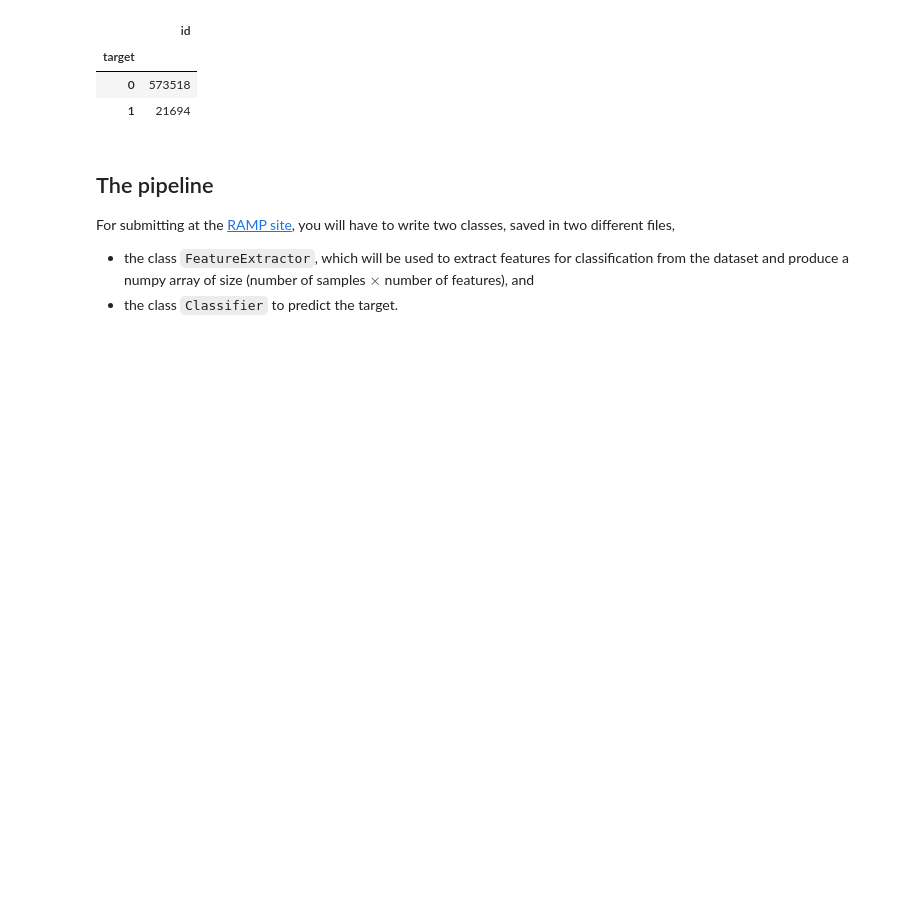
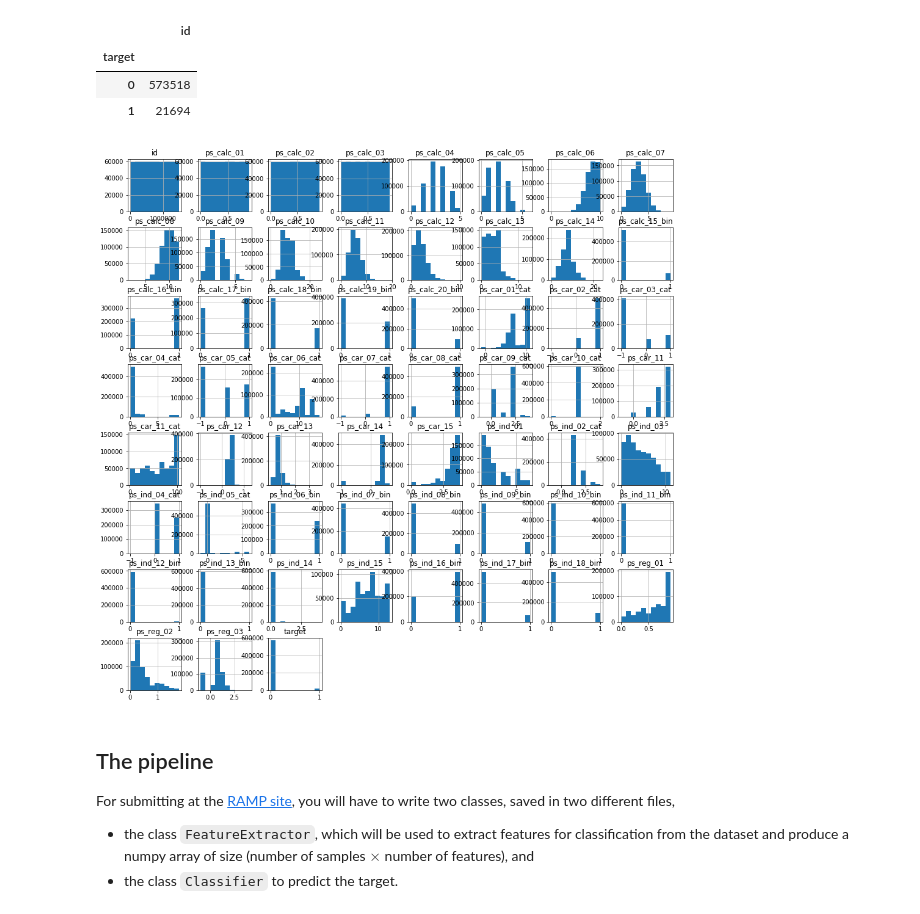
Before and after one commit to ramp-kits/kaggle_seguro, a Jupyter notebook: kaggle_seguro_starting_kit.ipynb, the cells around one changed output. Drawn from its saved outputs; the diff is of its cells as text; code cells hidden in the pictures; blank space fills up the shorter version.

```diff
--- a/kaggle_seguro_starting_kit.ipynb
+++ b/kaggle_seguro_starting_kit.ipynb
@@ -32,7 +33,7 @@ The repo contains mock data in `/data`, simulating the format of the official Ka
 # %% [raw]
 train_filename = 'kaggle_data/train.csv'
 # %%
-train_filename = 'data/train.csv'
+train_filename = 'kaggle_data/train.csv'
 # %%
 data = pd.read_csv(train_filename)
 # %%
@@ -109,6 +108,10 @@ data.groupby('target').count()[['id']]
 | target |  |
 | 0 | 573518 |
 | 1 | 21694 |
+# %%
+data.hist(figsize=(16, 16));
+# %% [output]
+[figure, added]
 # %% [markdown]
 ## The pipeline
 
```
Also changed, not shown: parts of 3 cells of this notebook, 1 other file.
